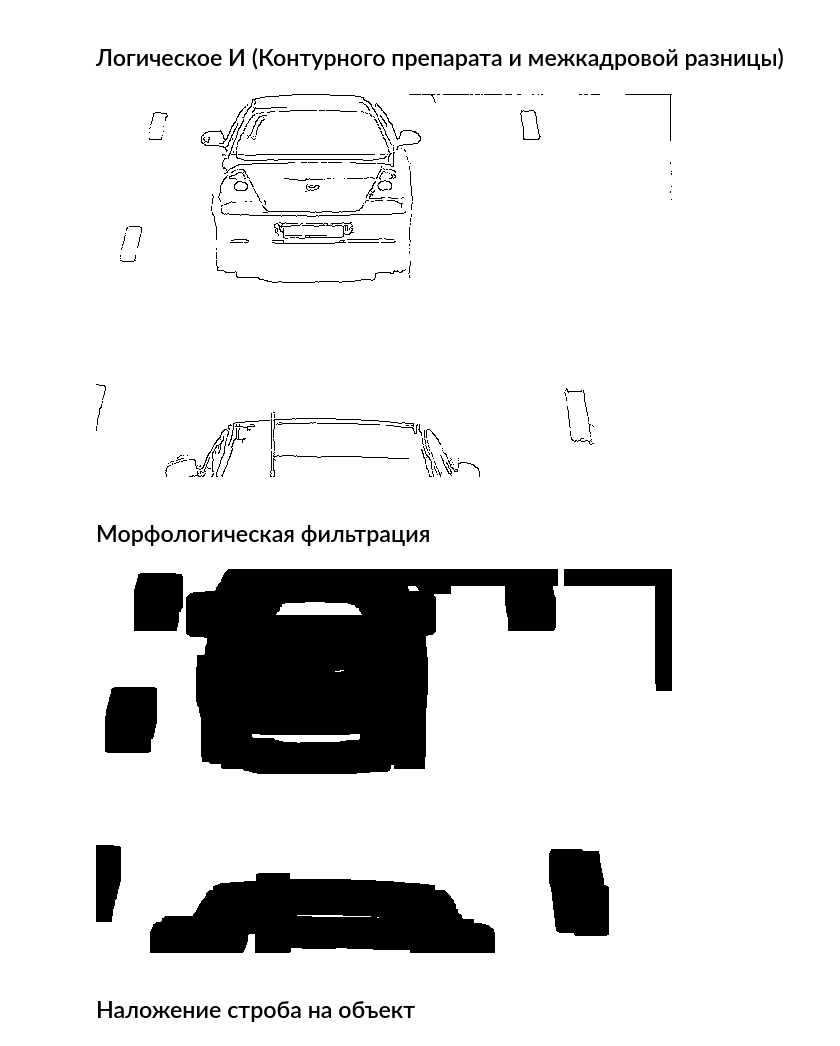
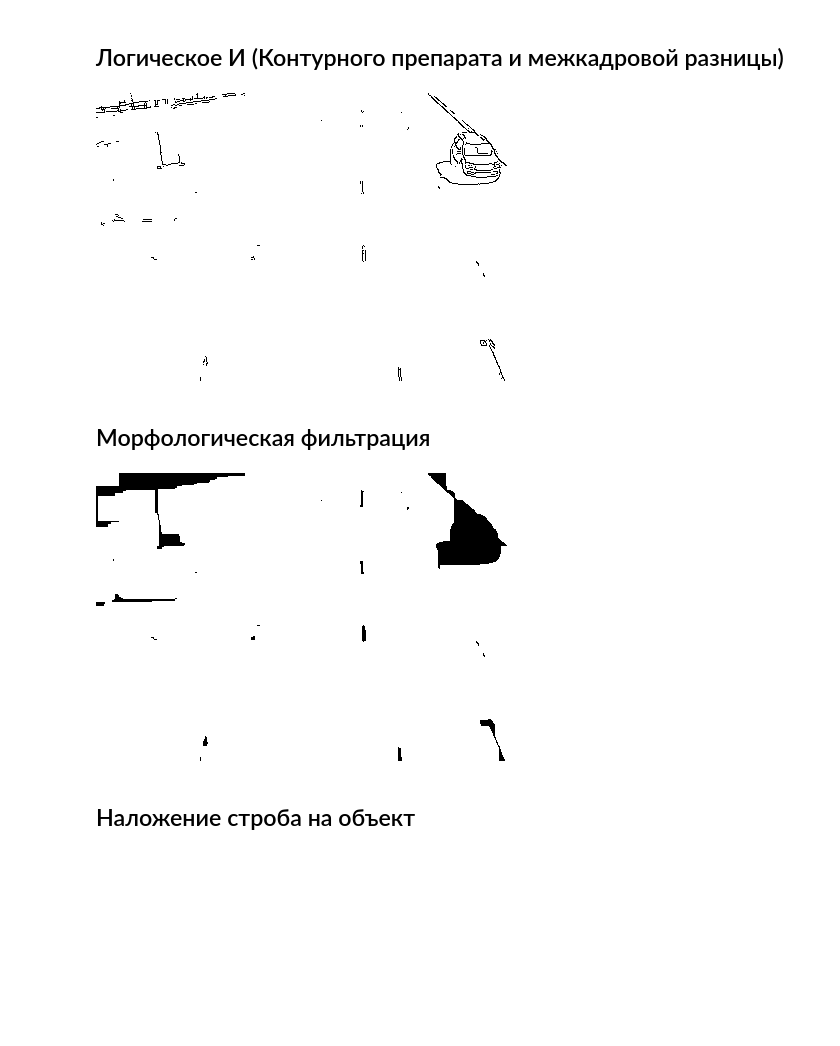
Before and after one commit to Qraree/jupyter-notebooks, a Jupyter notebook: Segmentation_by_energy.ipynb, the cells around one changed output. Cells and saved outputs as stored; diff of their text form; code cells hidden in the pictures; blank space fills up the shorter version.

```diff
--- a/Segmentation_by_energy.ipynb
+++ b/Segmentation_by_energy.ipynb
@@ -12,8 +13,8 @@ def resize_img(image, size):
 
   return cv.resize(image, dim, interpolation = cv.INTER_AREA)
 # %%
-car_1 = cv.imread('first_car.png')
-car_2 = cv.imread('second_car.png')
+car_1 = cv.imread('frame1.png')
+car_2 = cv.imread('frame2.png')
 
 resize = 40
 
@@ -21,4 +22,5 @@ car_1_resized = resize_img(car_1, resize)
 car_2_resized = resize_img(car_2, resize)
 
 cv2_imshow(car_1_resized)
+cv2_imshow(car_2_resized)
 # %% [output]
@@ -32,0 +31,15 @@ cv2_imshow(mad)
+# %%
+mad = cv.absdiff(car_2_resized, car_1_resized)
+
+DELAY_BLUR = 100
+MAX_KERNEL_LENGTH = 7
+
+dst = None
+
+
+for i in range(1, MAX_KERNEL_LENGTH, 2):
+  mad = cv.medianBlur(mad, i)
+
+
+
+cv2_imshow(mad)
@@ -53,19 +68,25 @@ cv2_imshow(canny)
 # %% [markdown]
 ## Логическое И (Контурного препарата и межкадровой разницы)
 # %%
+
 mad_gray = cv.cvtColor(mad, cv.COLOR_BGR2GRAY)
+
+canny = cv.Canny(car_2_resized, 50, 200)
 bit_and = np.bitwise_and(mad_gray, canny)
-ret, bit_thresh = cv.threshold(bit_and, 5, 255, cv.THRESH_BINARY_INV)
+
+_, bit_thresh = cv.threshold(bit_and, 5, 255, cv.THRESH_BINARY_INV)
 cv2_imshow(bit_thresh)
 # %% [output]
-[figure, old version]
+[figure, new version]
 # %% [markdown]
 ## Морфологическая фильтрация
 # %%
-element = cv.getStructuringElement(cv.MORPH_RECT, (31, 31), (16, 16))
+element = cv.getStructuringElement(cv.MORPH_RECT, (25, 25), (12, 12))
 erosion = cv.morphologyEx(bit_thresh, cv.MORPH_ERODE, element)
-cv2_imshow(erosion)
+dilation = cv.morphologyEx(erosion, cv.MORPH_DILATE, element)
+result = dilation
+cv2_imshow(result)
 # %% [output]
-[figure, old version]
+[figure, new version]
 # %% [markdown]
 ## Наложение строба на объект
```
Also changed, not shown: parts of 8 cells of this notebook.
